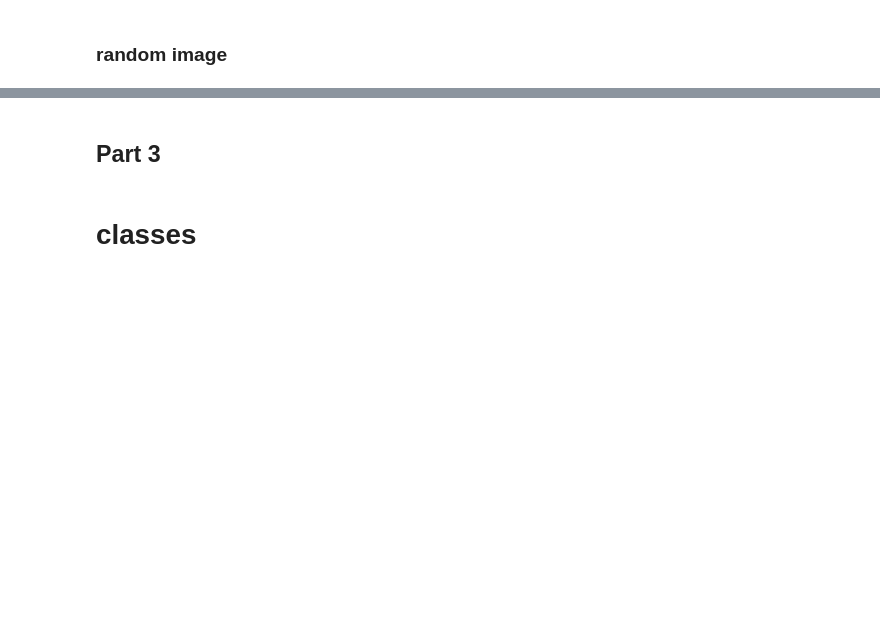
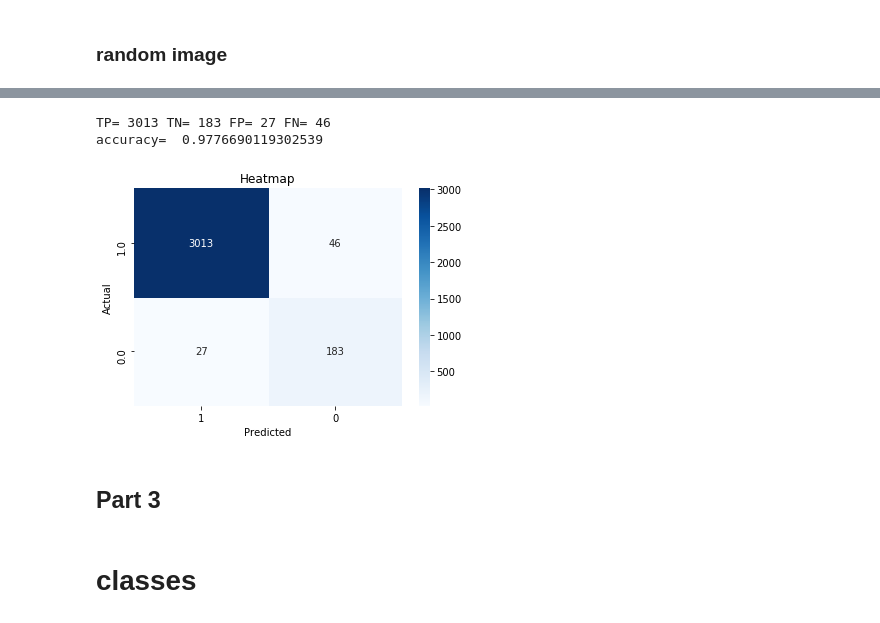
Before and after one commit to mmejiam-eafit/ms_data_science_project_i, a Jupyter notebook: eigenfaces/notebooks/Eigenfaces with Python Part2.ipynb, the cells around one changed output, grey strips where cells are left out. Saved outputs shown, nothing was run; the diff lists cells and outputs as text; code cells hidden in the pictures; blank space fills up the shorter version.

```diff
--- a/eigenfaces/notebooks/Eigenfaces with Python Part2.ipynb
+++ b/eigenfaces/notebooks/Eigenfaces with Python Part2.ipynb
@@ -346,21 +477,25 @@ for i in np.arange(rows * cols):
 # %%
 y_true=np.ones(dataset_N)
 y_true=np.append(y_true,np.zeros(landscapes.shape[0]))
 y_pred=(edistancefull<=percentil_93)*1
 #y_pred=(z <= threshold)*1
 
 tn, fp, fn, tp = confusion_matrix(y_true, y_pred).ravel()
 print('TP=', tp,'TN=',tn,'FP=',fp,'FN=', fn)
 print('accuracy= ', (tp+tn)/(tp+tn+fp+fn))
 
 plt.figure()
 plt.title("Heatmap")
-data = {'y_Actual': y_true,'y_Predicted': y_pred}
-df = pd.DataFrame(data, columns=['y_Actual','y_Predicted'])
+prediction_data = {'y_Actual': y_true,'y_Predicted': y_pred}
+df = pd.DataFrame(prediction_data, columns=['y_Actual','y_Predicted'])
 confusionmatrix1 = pd.crosstab(df['y_Actual'], df['y_Predicted'], rownames=['Actual'], colnames=['Predicted'])
 ax=sns.heatmap(confusionmatrix1, annot=True,cmap='Blues', fmt='.0f');
 ax.invert_yaxis()
 ax.invert_xaxis()
+# %% [output]
+TP= 3013 TN= 183 FP= 27 FN= 46
+accuracy=  0.9776690119302539
+[figure, added]
 # %% [markdown]
 ## Part 3
 # %% [markdown]
```
Also changed, not shown: parts of 43 cells of this notebook, 1 other file.
